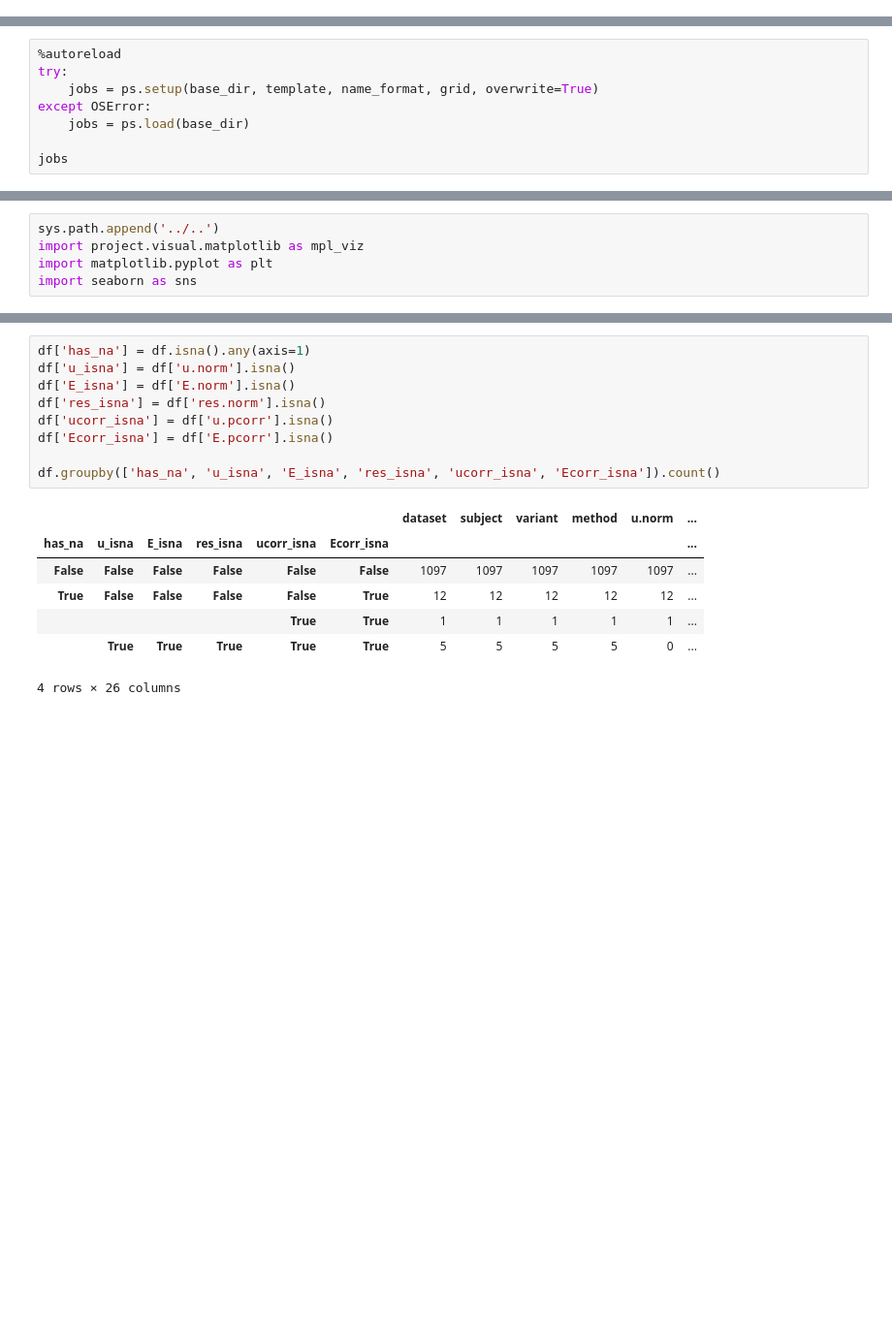
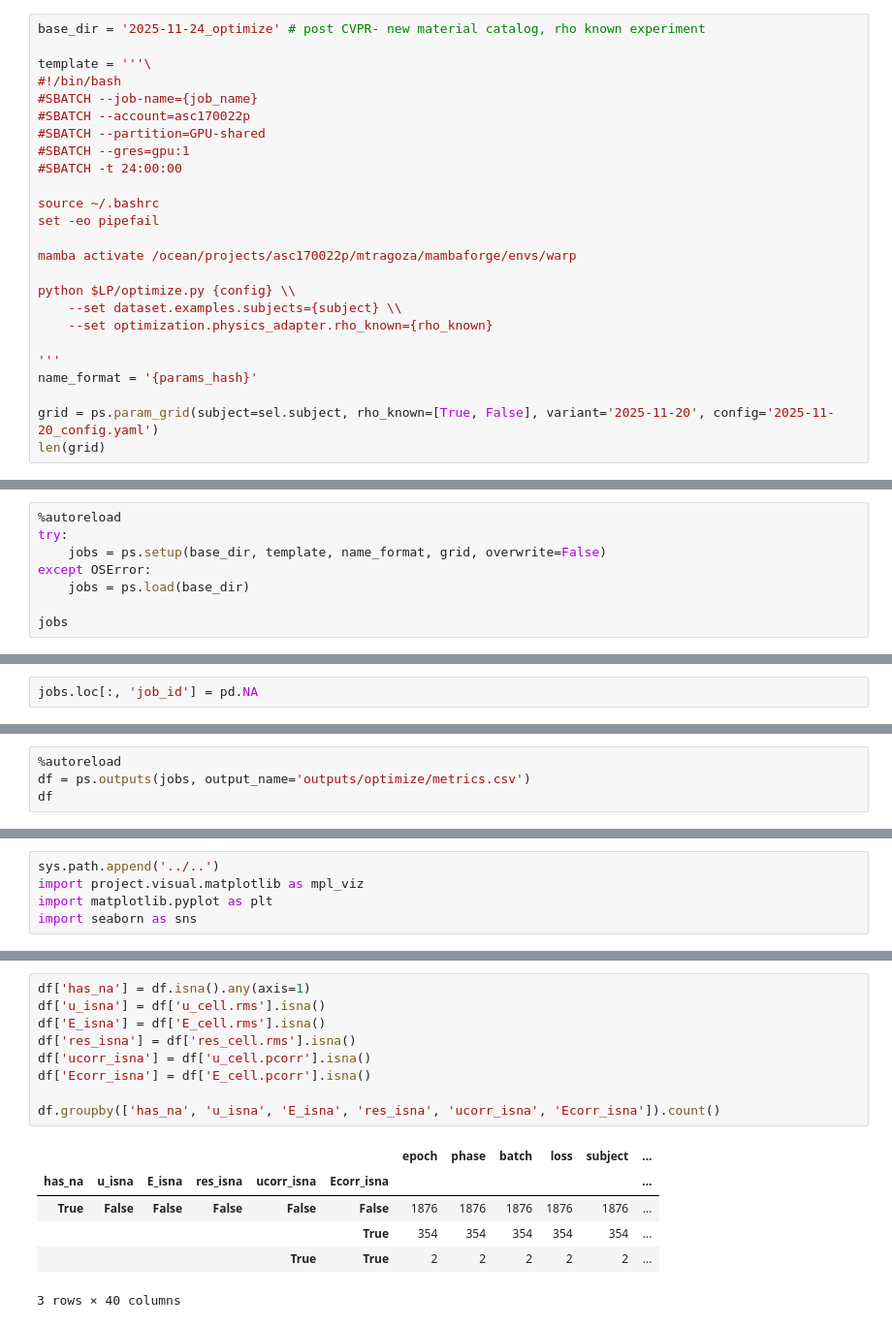
Before and after one commit to mattragoza/lung-project, a Jupyter notebook: notebooks/shapenet/21-optimize-experiment.ipynb, the cells around one changed output, grey strips where cells are left out. Shown at 97% size. Drawn from its saved outputs; the diff is of its cells as text; blank space fills up the shorter version.

```diff
--- a/notebooks/shapenet/21-optimize-experiment.ipynb
+++ b/notebooks/shapenet/21-optimize-experiment.ipynb
@@ -107,3 +107,28 @@ grid = ps.param_grid(subject=sel.subject, variant='2025-11-02', config='2025-11-
 len(grid)
 # %% [output]
 1116
+# %%
+base_dir = '2025-11-24_optimize' # post CVPR- new material catalog, rho known experiment
+
+template = '''\
+#!/bin/bash
+#SBATCH --job-name={job_name}
+#SBATCH --account=asc170022p
+#SBATCH --partition=GPU-shared
+#SBATCH --gres=gpu:1
+#SBATCH -t 24:00:00
+
+source ~/.bashrc
+set -eo pipefail
+
+mamba activate /ocean/projects/asc170022p/mtragoza/mambaforge/envs/warp
+
+python $LP/optimize.py {config} \\
+    --set dataset.examples.subjects={subject} \\
+    --set optimization.physics_adapter.rho_known={rho_known}
+
+'''
+name_format = '{params_hash}'
+
+grid = ps.param_grid(subject=sel.subject, rho_known=[True, False], variant='2025-11-20', config='2025-11-20_config.yaml')
+len(grid)
@@ -110,7 +137,7 @@ len(grid)
 # %%
 %autoreload
 try:
-    jobs = ps.setup(base_dir, template, name_format, grid, overwrite=True)
+    jobs = ps.setup(base_dir, template, name_format, grid, overwrite=False)
 except OSError:
     jobs = ps.load(base_dir)
 
@@ -158,2 +180,4 @@ KeyError: 'u'
+# %%
+jobs.loc[:, 'job_id'] = pd.NA
 # %%
 jobs = ps.submit(jobs)
@@ -199,0 +184,4 @@ df.describe(percentiles=[0.01, 0.05, 0.25, 0.50, 0.75, 0.95, 0.99])
+# %%
+%autoreload
+df = ps.outputs(jobs, output_name='outputs/optimize/metrics.csv')
+df
@@ -226,18 +241,17 @@ E_order       5
 dtype: int64
 # %%
 df['has_na'] = df.isna().any(axis=1)
-df['u_isna'] = df['u.norm'].isna()
-df['E_isna'] = df['E.norm'].isna()
-df['res_isna'] = df['res.norm'].isna()
-df['ucorr_isna'] = df['u.pcorr'].isna()
-df['Ecorr_isna'] = df['E.pcorr'].isna()
+df['u_isna'] = df['u_cell.rms'].isna()
+df['E_isna'] = df['E_cell.rms'].isna()
+df['res_isna'] = df['res_cell.rms'].isna()
+df['ucorr_isna'] = df['u_cell.pcorr'].isna()
+df['Ecorr_isna'] = df['E_cell.pcorr'].isna()
 
 df.groupby(['has_na', 'u_isna', 'E_isna', 'res_isna', 'ucorr_isna', 'Ecorr_isna']).count()
 # %% [output]
-|  |  |  |  |  |  | dataset | subject | variant | method | u.norm | ... |
+|  |  |  |  |  |  | epoch | phase | batch | loss | subject | ... |
 | has_na | u_isna | E_isna | res_isna | ucorr_isna | Ecorr_isna |  |  |  |  |  | ... |
-| False | False | False | False | False | False | 1097 | 1097 | 1097 | 1097 | 1097 | ... |
-| True | False | False | False | False | True | 12 | 12 | 12 | 12 | 12 | ... |
-|  |  |  |  | True | True | 1 | 1 | 1 | 1 | 1 | ... |
-|  | True | True | True | True | True | 5 | 5 | 5 | 5 | 0 | ... |
+| True | False | False | False | False | False | 1876 | 1876 | 1876 | 1876 | 1876 | ... |
+|  |  |  |  |  | True | 354 | 354 | 354 | 354 | 354 | ... |
+|  |  |  |  | True | True | 2 | 2 | 2 | 2 | 2 | ... |
-4 rows × 26 columns
+3 rows × 40 columns
```
Also changed, not shown: parts of 21 cells of this notebook, 7 other files.
